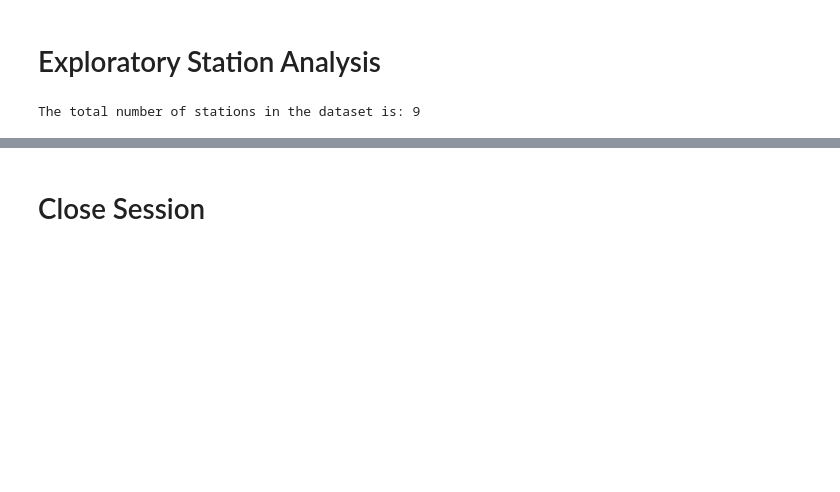
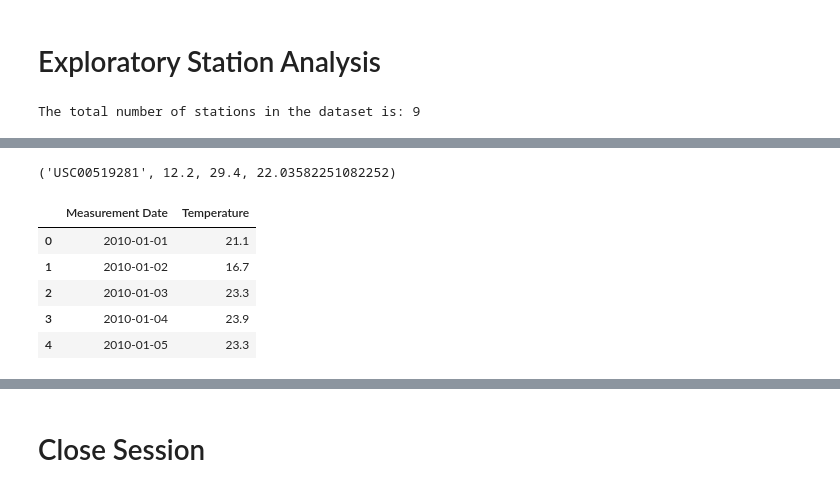
Before and after one commit to flormartinaus/sqlalchemy-challenge, a Jupyter notebook: climate_starter.ipynb, the cells around one changed output, grey strips where cells are left out. Cells and saved outputs as stored; diff of their text form; code cells hidden in the pictures; blank space fills up the shorter version.

```diff
--- a/climate_starter.ipynb
+++ b/climate_starter.ipynb
@@ -182,5 +198,33 @@ The total number of stations in the dataset is: 9
 # %%
 # Using the most active station id from the previous query, calculate the lowest, highest, and average temperature.
+sel = [Measurement.station,
+       func.min(Measurement.tobs),
+       func.max(Measurement.tobs),
+       func.avg(Measurement.tobs)]
+station_temp_summary = session.query(*sel).\
+        filter(Measurement.station == 'USC00519281').\
+        group_by(Measurement.station)
+for station in station_temp_summary:
+    print(station)
+# %% [output]
+('USC00519281', 12.2, 29.4, 22.03582251082252)
 # %%
 # Using the most active station id
 # Query the last 12 months of temperature observation data for this station and plot the results as a histogram
+
+sel = [Measurement.date, Measurement.tobs]
+start_date = '18/08/2016'
+
+station_temps = session.query(*sel).\
+    filter(and_(Measurement.date >= start_date, Measurement.station == 'USC00519281')).\
+    order_by(Measurement.date).all()
+
+station_temps_df = pd.DataFrame(station_temps, columns=['Measurement Date', 'Temperature'])
+station_temps_df.head()
+# %% [output]
+|  | Measurement Date | Temperature |
+| 0 | 2010-01-01 | 21.1 |
+| 1 | 2010-01-02 | 16.7 |
+| 2 | 2010-01-03 | 23.3 |
+| 3 | 2010-01-04 | 23.9 |
+| 4 | 2010-01-05 | 23.3 |
```
Also changed, not shown: parts of 3 cells of this notebook, 1 other file.
